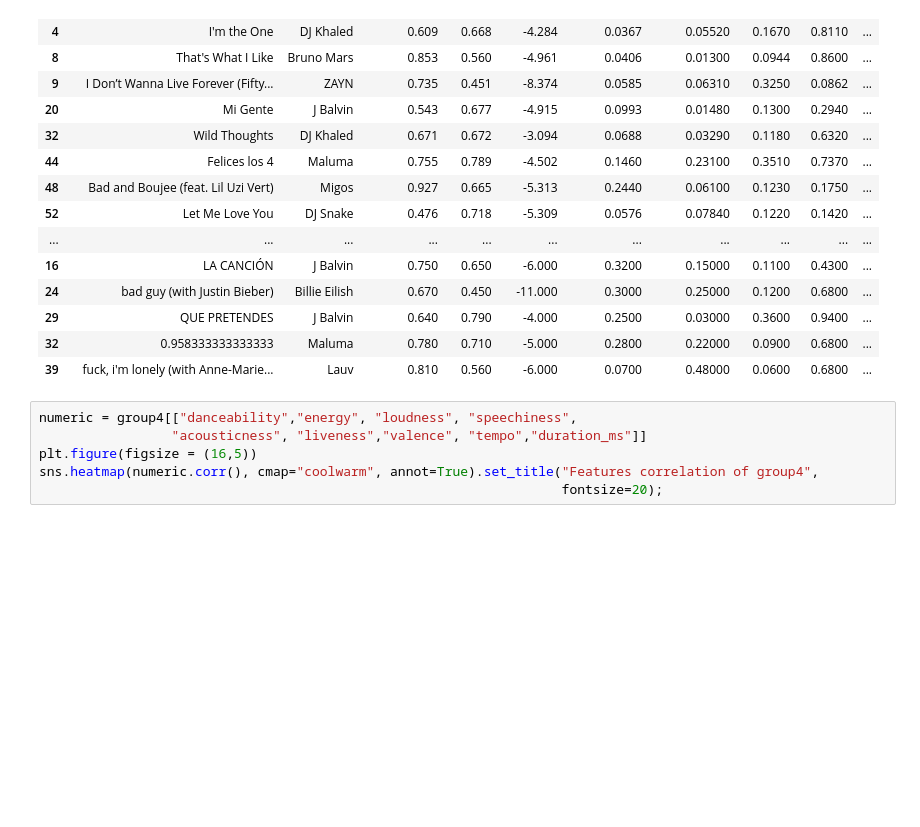
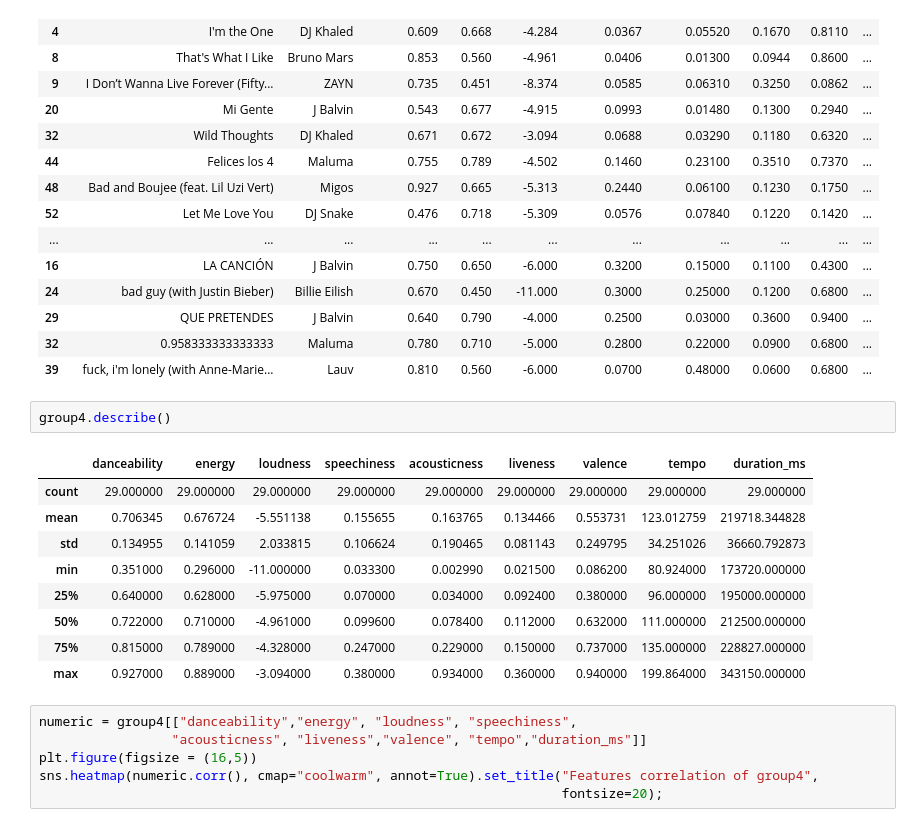
Before and after one commit to fneitzel/DataAnalysisOnMusicPreferences, a Jupyter notebook: exploration/Analysis_of_top_songs_artists.ipynb, the cells around one changed output. Drawn from its saved outputs; the diff is of its cells as text; blank space fills up the shorter version.

```diff
--- a/exploration/Analysis_of_top_songs_artists.ipynb
+++ b/exploration/Analysis_of_top_songs_artists.ipynb
@@ -878,6 +890,18 @@ group4
 | 29 | QUE PRETENDES | J Balvin | 0.640 | 0.790 | -4.000 | 0.2500 | 0.03000 | 0.3600 | 0.9400 | ... |
 | 32 | 0.958333333333333 | Maluma | 0.780 | 0.710 | -5.000 | 0.2800 | 0.22000 | 0.0900 | 0.6800 | ... |
 | 39 | fuck, i'm lonely (with Anne-Marie... | Lauv | 0.810 | 0.560 | -6.000 | 0.0700 | 0.48000 | 0.0600 | 0.6800 | ... |
+# %%
+group4.describe()
+# %% [output]
+|  | danceability | energy | loudness | speechiness | acousticness | liveness | valence | tempo | duration_ms |
+| count | 29.000000 | 29.000000 | 29.000000 | 29.000000 | 29.000000 | 29.000000 | 29.000000 | 29.000000 | 29.000000 |
+| mean | 0.706345 | 0.676724 | -5.551138 | 0.155655 | 0.163765 | 0.134466 | 0.553731 | 123.012759 | 219718.344828 |
+| std | 0.134955 | 0.141059 | 2.033815 | 0.106624 | 0.190465 | 0.081143 | 0.249795 | 34.251026 | 36660.792873 |
+| min | 0.351000 | 0.296000 | -11.000000 | 0.033300 | 0.002990 | 0.021500 | 0.086200 | 80.924000 | 173720.000000 |
+| 25% | 0.640000 | 0.628000 | -5.975000 | 0.070000 | 0.034000 | 0.092400 | 0.380000 | 96.000000 | 195000.000000 |
+| 50% | 0.722000 | 0.710000 | -4.961000 | 0.099600 | 0.078400 | 0.112000 | 0.632000 | 111.000000 | 212500.000000 |
+| 75% | 0.815000 | 0.789000 | -4.328000 | 0.247000 | 0.229000 | 0.150000 | 0.737000 | 135.000000 | 228827.000000 |
+| max | 0.927000 | 0.889000 | -3.094000 | 0.380000 | 0.934000 | 0.360000 | 0.940000 | 199.864000 | 343150.000000 |
 # %%
 numeric = group4[["danceability","energy", "loudness", "speechiness",
                  "acousticness", "liveness","valence", "tempo","duration_ms"]]
```
Also changed, not shown: parts of 5 cells of this notebook.
